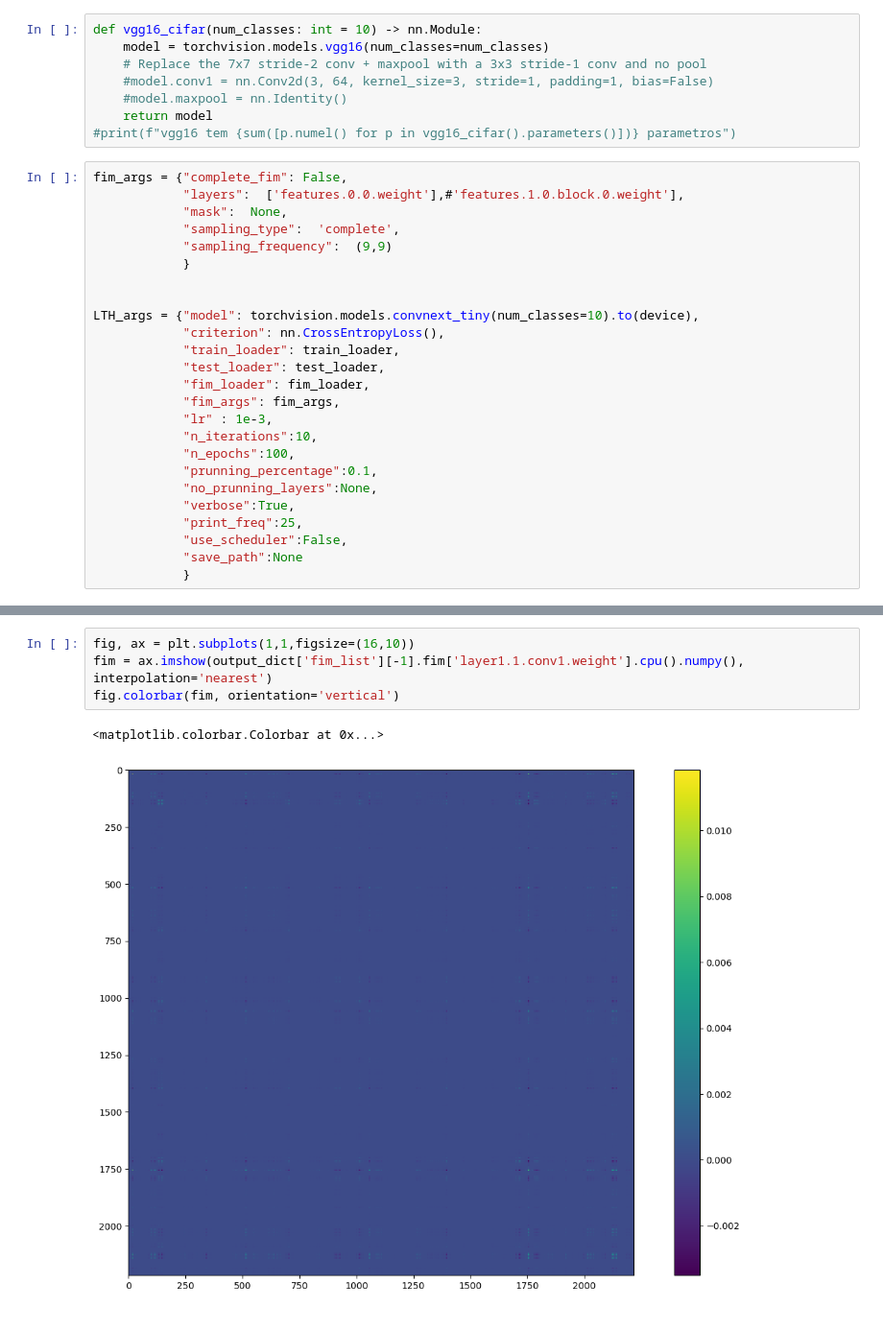
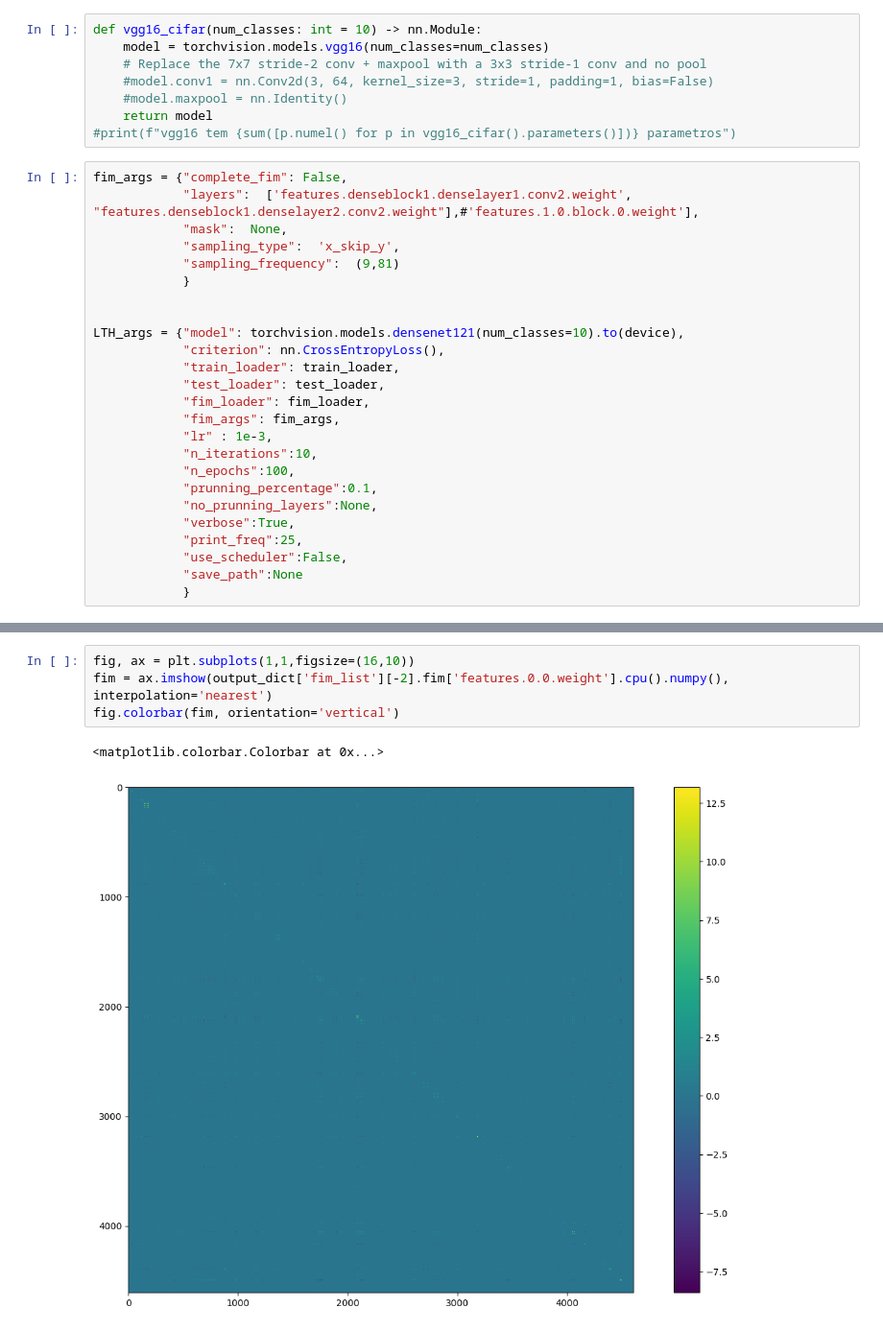
Before and after one commit to PerezLucas2903/LTH-FisherInformation, a Jupyter notebook: notebooks/experiments_LTH_VGG_CIFAR10 copy.ipynb, the cells around one changed output, grey strips where cells are left out. Shown at 96% size. Saved outputs shown, nothing was run; the diff lists cells and outputs as text.

Commit message:
adding more models and fixing singd incopatibility with some torch layers

```diff
--- a/notebooks/experiments_LTH_VGG_CIFAR10 copy.ipynb
+++ b/notebooks/experiments_LTH_VGG_CIFAR10 copy.ipynb
@@ -136,14 +136,14 @@ def vgg16_cifar(num_classes: int = 10) -> nn.Module:
 #print(f"vgg16 tem {sum([p.numel() for p in vgg16_cifar().parameters()])} parametros")
 # %%
 fim_args = {"complete_fim": False,
-            "layers":  ['features.0.0.weight'],#'features.1.0.block.0.weight'],
+            "layers":  ['features.denseblock1.denselayer1.conv2.weight', "features.denseblock1.denselayer2.conv2.weight"],#'features.1.0.block.0.weight'],
             "mask":  None,
-            "sampling_type":  'complete',
-            "sampling_frequency":  (9,9)
+            "sampling_type":  'x_skip_y',
+            "sampling_frequency":  (9,81)
             }
 
 
-LTH_args = {"model": torchvision.models.convnext_tiny(num_classes=10).to(device),
+LTH_args = {"model": torchvision.models.densenet121(num_classes=10).to(device),
             "criterion": nn.CrossEntropyLoss(),
             "train_loader": train_loader,
             "test_loader": test_loader,
@@ -192,7 +201,7 @@ fig.colorbar(fim, orientation='vertical')
 # %%
 fig, ax = plt.subplots(1,1,figsize=(16,10))
-fim = ax.imshow(output_dict['fim_list'][-1].fim['layer1.1.conv1.weight'].cpu().numpy(), interpolation='nearest')
+fim = ax.imshow(output_dict['fim_list'][-2].fim['features.0.0.weight'].cpu().numpy(), interpolation='nearest')
 fig.colorbar(fim, orientation='vertical')
 # %% [output]
 <matplotlib.colorbar.Colorbar at 0x...>
-[figure, old version]
+[figure, new version]
```
Also changed, not shown: parts of 4 cells of this notebook, 4 other files.
